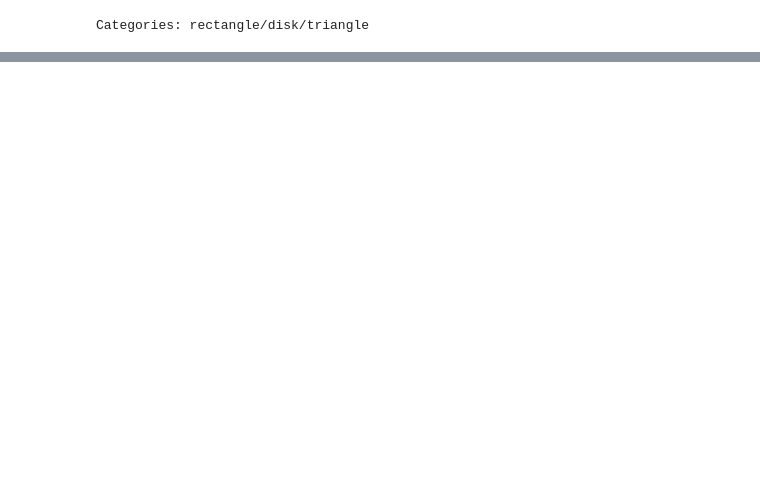
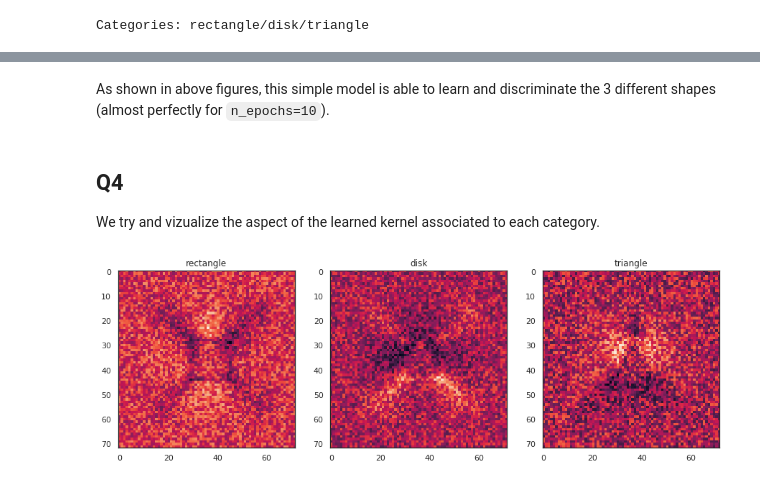
Before and after one commit to lgerrets/dl18-hw1, a Jupyter notebook: report.ipynb, the cells around one changed output, grey strips where cells are left out. Cells and saved outputs as stored; diff of their text form; code cells hidden in the pictures; blank space fills up the shorter version.

Commit message:
Q4: vizualize the learned kernel weights
codes and answers of Q4

```diff
--- a/report.ipynb
+++ b/report.ipynb
@@ -116,0 +120,20 @@ plt.show()
+# %% [markdown]
+As shown in above figures, this simple model is able to learn and discriminate the 3 different shapes (almost perfectly for `n_epochs=10`).
+# %% [markdown]
+## Q4
+
+We try and vizualize the aspect of the learned kernel associated to each category.
+# %%
+sns.set(style='white')
+
+kernel_weights = np.array(model.get_weights()[0])
+IMSIZE = int(mp1.IMAGE_SIZE)
+
+plt.figure(figsize=(15,6))
+for category in range(3):
+    plt.subplot(1,3,category+1)
+    plt.title(mp1.CATEGORIES[category])
+    plt.imshow(kernel_weights[:,category].reshape((IMSIZE,IMSIZE)))
+plt.show()
+# %% [output]
+[figure, added]
```
Also changed, not shown: parts of 4 cells of this notebook, 1 other file.
